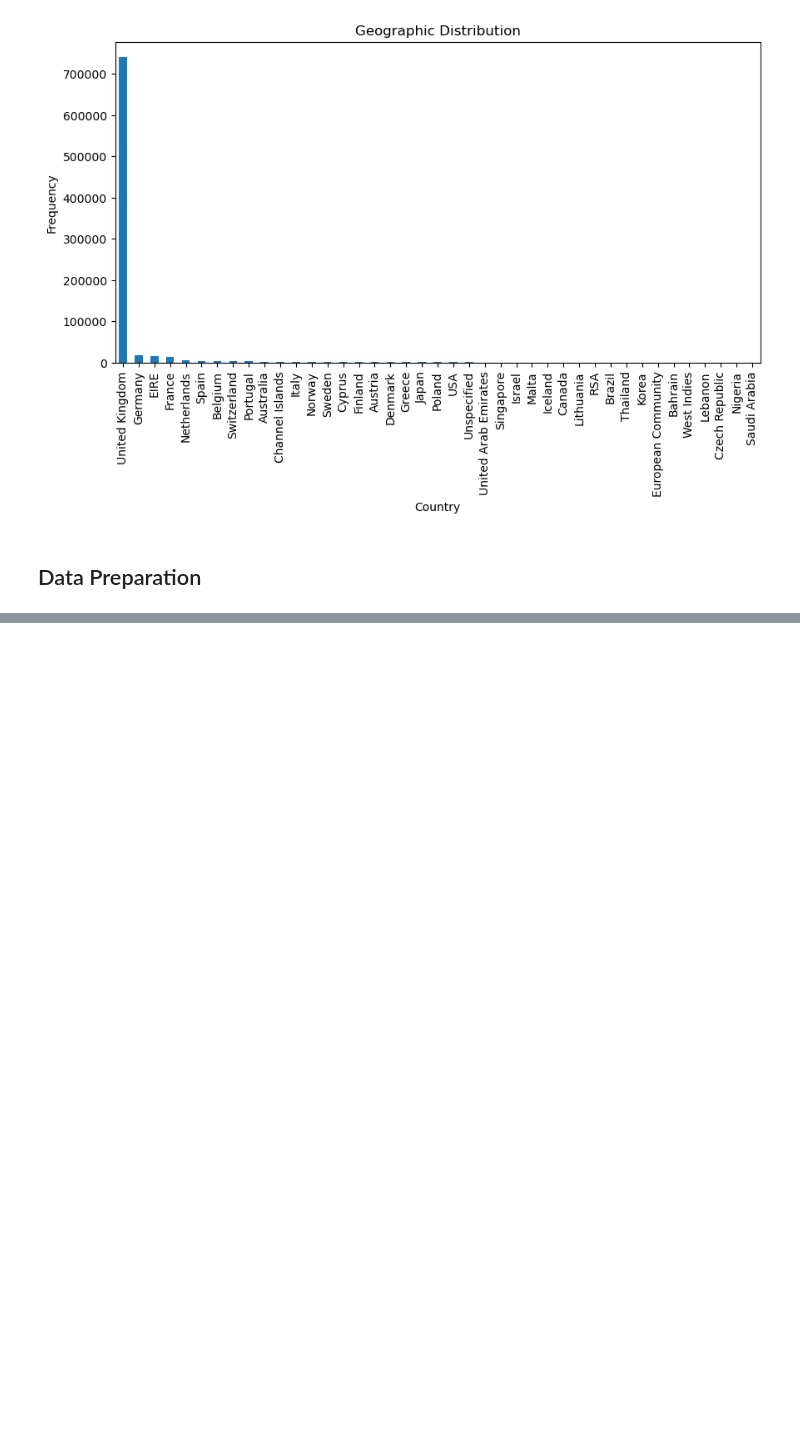
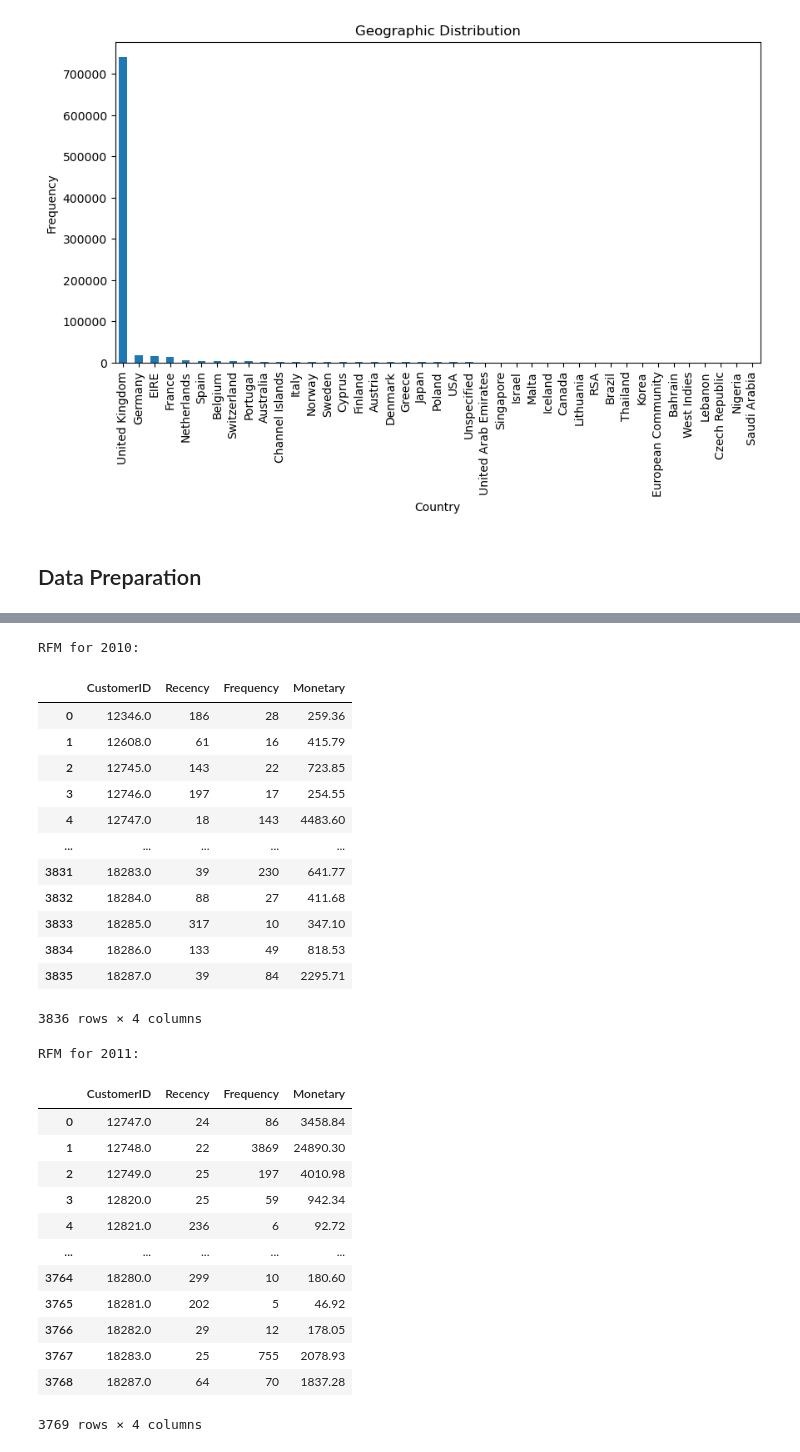
Before and after one commit to AndreaLolli2912/Artificial-Intelligence-for-Communication-and-Marketing, a Jupyter notebook: project-1/main.ipynb, the cells around one changed output, grey strips where cells are left out. Cells and saved outputs as stored; diff of their text form; code cells hidden in the pictures; blank space fills up the shorter version.

```diff
--- a/project-1/main.ipynb
+++ b/project-1/main.ipynb
@@ -407,0 +458,55 @@ plt.show()
+# %%
+# Function to compute RFM values
+def compute_rfm(df_clean, analysis_date):
+    analysis_date = analysis_date.date()
+    rfm = df_clean.groupby('Customer ID').agg({
+        'InvoiceDate': lambda x: (analysis_date - x.max().date()).days,  # Recency
+        'Invoice': 'count',  # Frequency
+        'TotalPrice': 'sum'  # Monetary
+    }).reset_index()
+
+    rfm.columns = ['CustomerID', 'Recency', 'Frequency', 'Monetary']
+    return rfm
+
+# Define the analysis date as the last date of each year
+analysis_date_2010 = pd.Timestamp('2010-12-31')
+analysis_date_2011 = pd.Timestamp('2011-12-31')
+
+# Compute RFM for each cleaned dataset
+rfm_2010 = compute_rfm(df_2010_clean, analysis_date_2010)
+rfm_2011 = compute_rfm(df_2011_clean, analysis_date_2011)
+
+# Display the RFM DataFrame for each year
+print("RFM for 2010:")
+display(rfm_2010)
+print("\nRFM for 2011:")
+display(rfm_2011)
+# %% [output]
+RFM for 2010:
+|  | CustomerID | Recency | Frequency | Monetary |
+| 0 | 12346.0 | 186 | 28 | 259.36 |
+| 1 | 12608.0 | 61 | 16 | 415.79 |
+| 2 | 12745.0 | 143 | 22 | 723.85 |
+| 3 | 12746.0 | 197 | 17 | 254.55 |
+| 4 | 12747.0 | 18 | 143 | 4483.60 |
+| ... | ... | ... | ... | ... |
+| 3831 | 18283.0 | 39 | 230 | 641.77 |
+| 3832 | 18284.0 | 88 | 27 | 411.68 |
+| 3833 | 18285.0 | 317 | 10 | 347.10 |
+| 3834 | 18286.0 | 133 | 49 | 818.53 |
+| 3835 | 18287.0 | 39 | 84 | 2295.71 |
+3836 rows × 4 columns
+RFM for 2011:
+|  | CustomerID | Recency | Frequency | Monetary |
+| 0 | 12747.0 | 24 | 86 | 3458.84 |
+| 1 | 12748.0 | 22 | 3869 | 24890.30 |
+| 2 | 12749.0 | 25 | 197 | 4010.98 |
+| 3 | 12820.0 | 25 | 59 | 942.34 |
+| 4 | 12821.0 | 236 | 6 | 92.72 |
+| ... | ... | ... | ... | ... |
+| 3764 | 18280.0 | 299 | 10 | 180.60 |
+| 3765 | 18281.0 | 202 | 5 | 46.92 |
+| 3766 | 18282.0 | 29 | 12 | 178.05 |
+| 3767 | 18283.0 | 25 | 755 | 2078.93 |
+| 3768 | 18287.0 | 64 | 70 | 1837.28 |
+3769 rows × 4 columns
```
Also changed, not shown: parts of 4 cells of this notebook.
